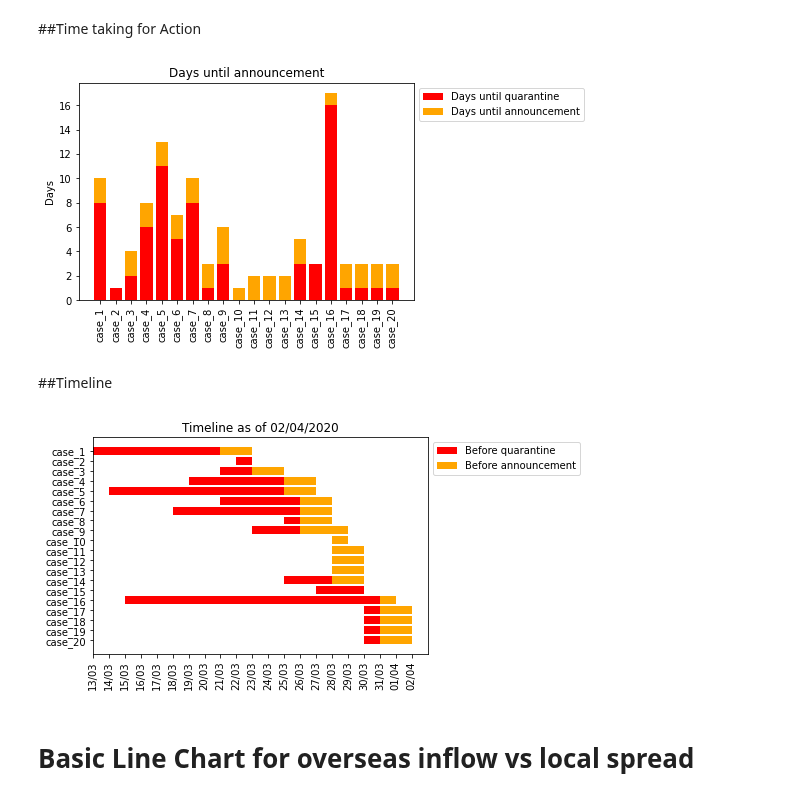
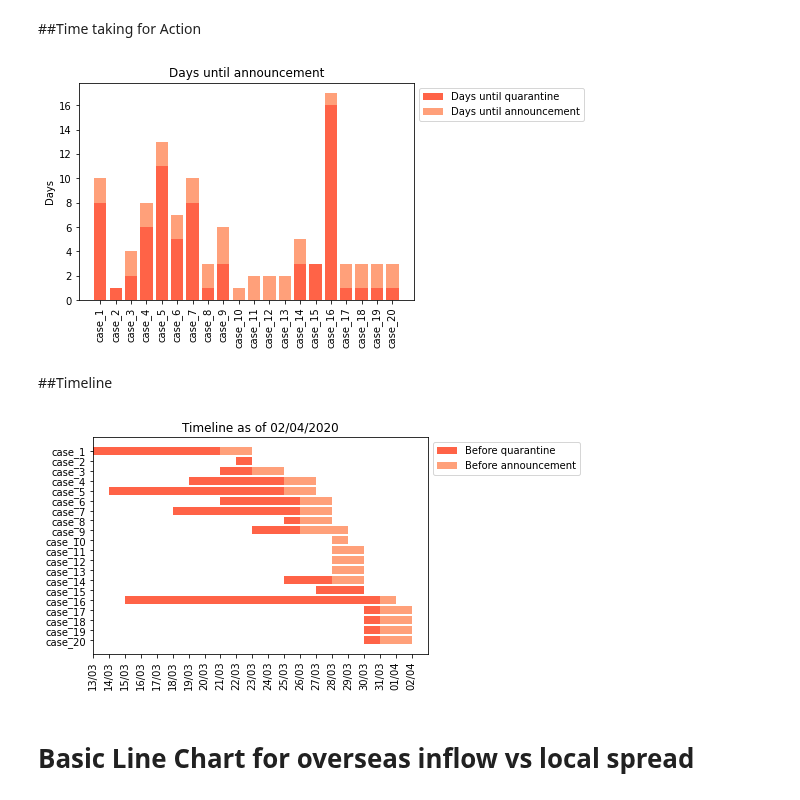
Before and after one commit to finerbrighterlighter/myanmar_covid19, a Jupyter notebook: exponential_growth.ipynb, the cells around one changed output. Saved outputs shown, nothing was run; the diff lists cells and outputs as text; code cells hidden in the pictures.

```diff
--- a/exponential_growth.ipynb
+++ b/exponential_growth.ipynb
@@ -81,20 +81,20 @@ df["until_first"] = (df["first_date"]-earliest).dt.days
 # %%
 index = np.arange(len(df["case_id"]))
 
-p1 = plt.bar(index, df["until_qua"], color = "red")
-p2 = plt.bar(index, df["until_ann"], bottom=df["until_qua"], color = "orange")
+p1 = plt.bar(index, df["until_qua"], color = "tomato")
+p2 = plt.bar(index, df["until_ann"], bottom=df["until_qua"], color = "lightsalmon")
 
 plt.ylabel("Days", fontsize=10)
 plt.title("Days until announcement")
 plt.xticks(index,df["case_id"], fontsize=10, rotation=90)
 plt.legend((p1[0], p2[0]), ("Days until quarantine", "Days until announcement"),loc="upper left", bbox_to_anchor=(1, 1))
 
 days = str(df["ann_date"][df.index[-1]])+"_time_for_action.svg"
 plt.savefig(days, bbox_inches = "tight")
 plt.show()
 files.download(days)
 # %% [output]
-[figure, old version]
+[figure, new version]
 # %% [markdown]
 ##Timeline
 # %%
@@ -105,8 +105,8 @@ plt.yticks(yindex,df["case_id"], fontsize=10)
 plt.xticks(xindex,pd.date_range(start=df.first_date.min(), end=df.ann_date.max()).strftime('%d/%m'), fontsize=10, rotation=90)
 plt.gca().invert_yaxis()
 
-until_qua = plt.barh(yindex, df["until_qua"], left= df["until_first"], color = "red")
-until_ann = plt.barh(yindex, df["until_ann"], left= df["until_qua"]+df["until_first"], color = "orange")
+until_qua = plt.barh(yindex, df["until_qua"], left= df["until_first"], color = "tomato")
+until_ann = plt.barh(yindex, df["until_ann"], left= df["until_qua"]+df["until_first"], color = "lightsalmon")
 
 plt.title("Timeline as of "+str(df.ann_date.max().strftime("%d/%m/%Y")))
 plt.legend((until_qua[0], until_ann[0]), ("Before quarantine", "Before announcement"),loc="upper left", bbox_to_anchor=(1, 1))
@@ -117,7 +117,7 @@ plt.savefig(timeline, bbox_inches = "tight")
 plt.show()
 files.download(timeline)
 # %% [output]
-[figure, old version]
+[figure, new version]
 # %% [markdown]
 # Basic Line Chart for overseas inflow vs local spread
 # %%
```
Also changed, not shown: parts of 6 cells of this notebook.
